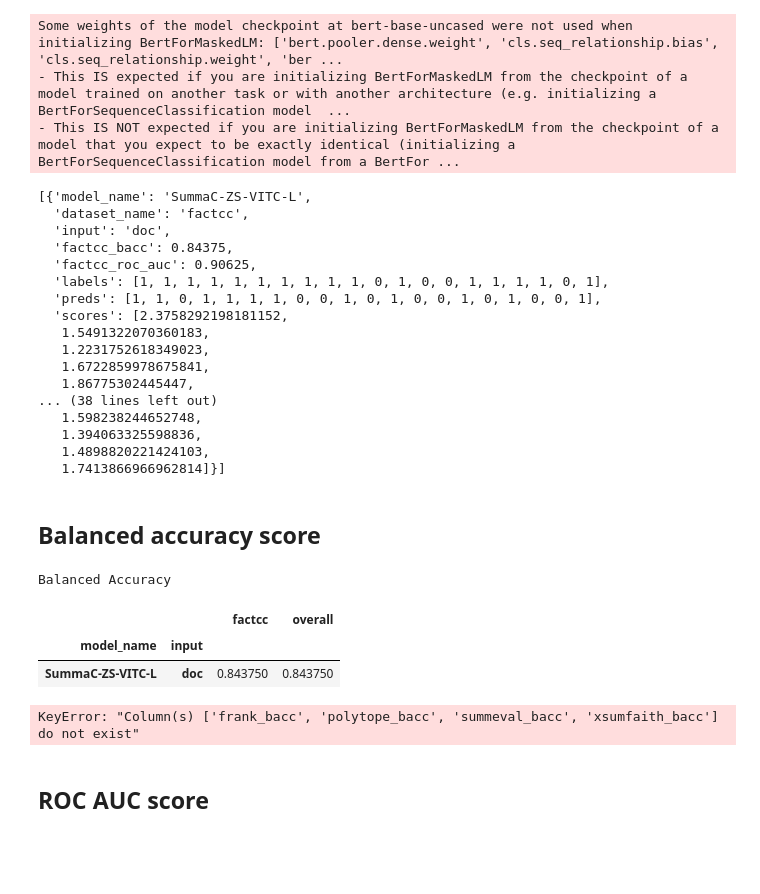
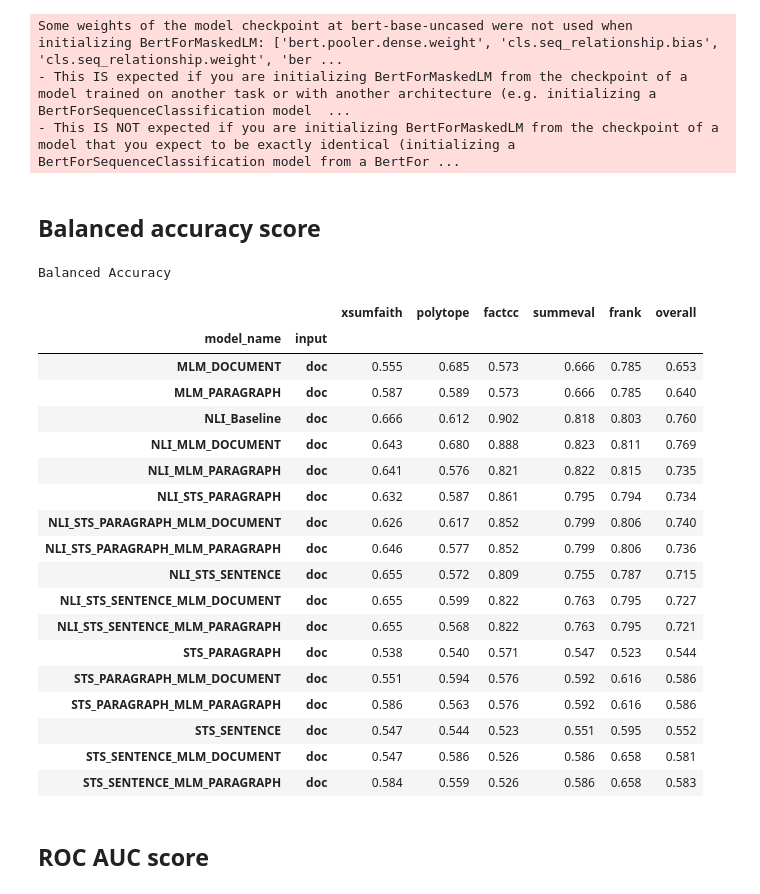
Before and after one commit to tzachpach/sumEvaluation, a Jupyter notebook: summac/SummaC - Main Results.ipynb, the cells around one changed output. Drawn from its saved outputs; the diff is of its cells as text; code cells hidden in the pictures; blank space fills up the shorter version.

```diff
--- a/summac/SummaC - Main Results.ipynb
+++ b/summac/SummaC - Main Results.ipynb
@@ -166,26 +167,6 @@ for dataset in benchmark.datasets:
 Some weights of the model checkpoint at bert-base-uncased were not used when initializing BertForMaskedLM: ['bert.pooler.dense.weight', 'cls.seq_relationship.bias', 'cls.seq_relationship.weight', 'ber ...
 - This IS expected if you are initializing BertForMaskedLM from the checkpoint of a model trained on another task or with another architecture (e.g. initializing a BertForSequenceClassification model  ...
 - This IS NOT expected if you are initializing BertForMaskedLM from the checkpoint of a model that you expect to be exactly identical (initializing a BertForSequenceClassification model from a BertFor ...
-# %%
-results
-# %% [output]
-[{'model_name': 'SummaC-ZS-VITC-L',
-  'dataset_name': 'factcc',
-  'input': 'doc',
-  'factcc_bacc': 0.84375,
-  'factcc_roc_auc': 0.90625,
-  'labels': [1, 1, 1, 1, 1, 1, 1, 1, 1, 1, 0, 1, 0, 0, 1, 1, 1, 1, 0, 1],
-  'preds': [1, 1, 0, 1, 1, 1, 1, 0, 0, 1, 0, 1, 0, 0, 1, 0, 1, 0, 0, 1],
-  'scores': [2.3758292198181152,
-   1.5491322070360183,
-   1.2231752618349023,
-   1.6722859978675841,
-   1.86775302445447,
-... (38 lines left out)
-   1.598238244652748,
-   1.394063325598836,
-   1.4898820221424103,
-   1.7413866966962814]}]
 # %%
 # If needed for caching
 # for scorer in scorers:
@@ -198,51 +179,46 @@ results.to_parquet('results.parquet.gzip', compression='gzip')
 # %%
 cm = sns.light_palette("green", as_cmap=True)
 
 
 def highlight_max(data):
 	is_max = data == data.max()
 	return ['font-weight: bold' if v else '' for v in is_max]
 
 
-df = pd.DataFrame(results)
-df = df.groupby(["model_name", "input"]).agg({"%s_bacc" % (d): "mean" for d in ["factcc"]})
+# df = pd.DataFrame(results)
+df = pd.read_parquet('results_big_new.parquet.gzip')
+df = df.groupby(["model_name", "input"]).agg({"%s_bacc" % (d): "mean" for d in ["xsumfaith", "polytope", "factcc", "summeval", "frank"]})
 df.rename(columns={k: k.replace("_bacc", "") for k in df.keys()}, inplace=True)
 df.drop("total", inplace=True)
 # df["overall"] = (df["factcc"] + df["frank"] + df["polytope"] + df["cogensumm"] + df["summeval"] + df["xsumfaith"]) / (
 # 	6.0)
 
-df["overall"] = df["factcc"]
+df["overall"] = (df["factcc"] + df["frank"] + df["polytope"] + df["summeval"] + df["xsumfaith"]) / (
+	5.0)
 
-df.style.apply(highlight_max).background_gradient(cmap=cm, high=1.0, low=0.0).set_caption(
+df.style.apply(highlight_max).background_gradient(cmap=cm, high=1.0, low=0.0).set_precision(3).set_caption(
 	"Balanced Accuracy")
 # %% [output]
 Balanced Accuracy
-|  |  | factcc | overall |
-| model_name | input |  |  |
-| SummaC-ZS-VITC-L | doc | 0.843750 | 0.843750 |
+|  |  | xsumfaith | polytope | factcc | summeval | frank | overall |
+| model_name | input |  |  |  |  |  |  |
+| MLM_DOCUMENT | doc | 0.555 | 0.685 | 0.573 | 0.666 | 0.785 | 0.653 |
+| MLM_PARAGRAPH | doc | 0.587 | 0.589 | 0.573 | 0.666 | 0.785 | 0.640 |
+| NLI_Baseline | doc | 0.666 | 0.612 | 0.902 | 0.818 | 0.803 | 0.760 |
+| NLI_MLM_DOCUMENT | doc | 0.643 | 0.680 | 0.888 | 0.823 | 0.811 | 0.769 |
+| NLI_MLM_PARAGRAPH | doc | 0.641 | 0.576 | 0.821 | 0.822 | 0.815 | 0.735 |
+| NLI_STS_PARAGRAPH | doc | 0.632 | 0.587 | 0.861 | 0.795 | 0.794 | 0.734 |
+| NLI_STS_PARAGRAPH_MLM_DOCUMENT | doc | 0.626 | 0.617 | 0.852 | 0.799 | 0.806 | 0.740 |
+| NLI_STS_PARAGRAPH_MLM_PARAGRAPH | doc | 0.646 | 0.577 | 0.852 | 0.799 | 0.806 | 0.736 |
+| NLI_STS_SENTENCE | doc | 0.655 | 0.572 | 0.809 | 0.755 | 0.787 | 0.715 |
+| NLI_STS_SENTENCE_MLM_DOCUMENT | doc | 0.655 | 0.599 | 0.822 | 0.763 | 0.795 | 0.727 |
+| NLI_STS_SENTENCE_MLM_PARAGRAPH | doc | 0.655 | 0.568 | 0.822 | 0.763 | 0.795 | 0.721 |
+| STS_PARAGRAPH | doc | 0.538 | 0.540 | 0.571 | 0.547 | 0.523 | 0.544 |
+| STS_PARAGRAPH_MLM_DOCUMENT | doc | 0.551 | 0.594 | 0.576 | 0.592 | 0.616 | 0.586 |
+| STS_PARAGRAPH_MLM_PARAGRAPH | doc | 0.586 | 0.563 | 0.576 | 0.592 | 0.616 | 0.586 |
+| STS_SENTENCE | doc | 0.547 | 0.544 | 0.523 | 0.551 | 0.595 | 0.552 |
+| STS_SENTENCE_MLM_DOCUMENT | doc | 0.547 | 0.586 | 0.526 | 0.586 | 0.658 | 0.581 |
+| STS_SENTENCE_MLM_PARAGRAPH | doc | 0.584 | 0.559 | 0.526 | 0.586 | 0.658 | 0.583 |
-# %%
-cm = sns.light_palette("green", as_cmap=True)
-
-
-def highlight_max(data):
-	is_max = data == data.max()
-	return ['font-weight: bold' if v else '' for v in is_max]
-
-
-df = pd.DataFrame(results)
-df = df.groupby(["model_name", "input"]).agg({"%s_bacc" % (d): "mean" for d in ["xsumfaith", "polytope", "factcc", "summeval", "frank"]})
-df.rename(columns={k: k.replace("_bacc", "") for k in df.keys()}, inplace=True)
-df.drop("total", inplace=True)
-# df["overall"] = (df["factcc"] + df["frank"] + df["polytope"] + df["cogensumm"] + df["summeval"] + df["xsumfaith"]) / (
-# 	6.0)
-
-df["overall"] = (df["factcc"] + df["frank"] + df["polytope"] + df["summeval"] + df["xsumfaith"]) / (
-	5.0)
-
-df.style.apply(highlight_max).background_gradient(cmap=cm, high=1.0, low=0.0).set_precision(3).set_caption(
-	"Balanced Accuracy")
-# %% [output]
-KeyError: "Column(s) ['frank_bacc', 'polytope_bacc', 'summeval_bacc', 'xsumfaith_bacc'] do not exist"
 # %%
 # import random
 
```
Also changed, not shown: parts of 6 cells of this notebook.
